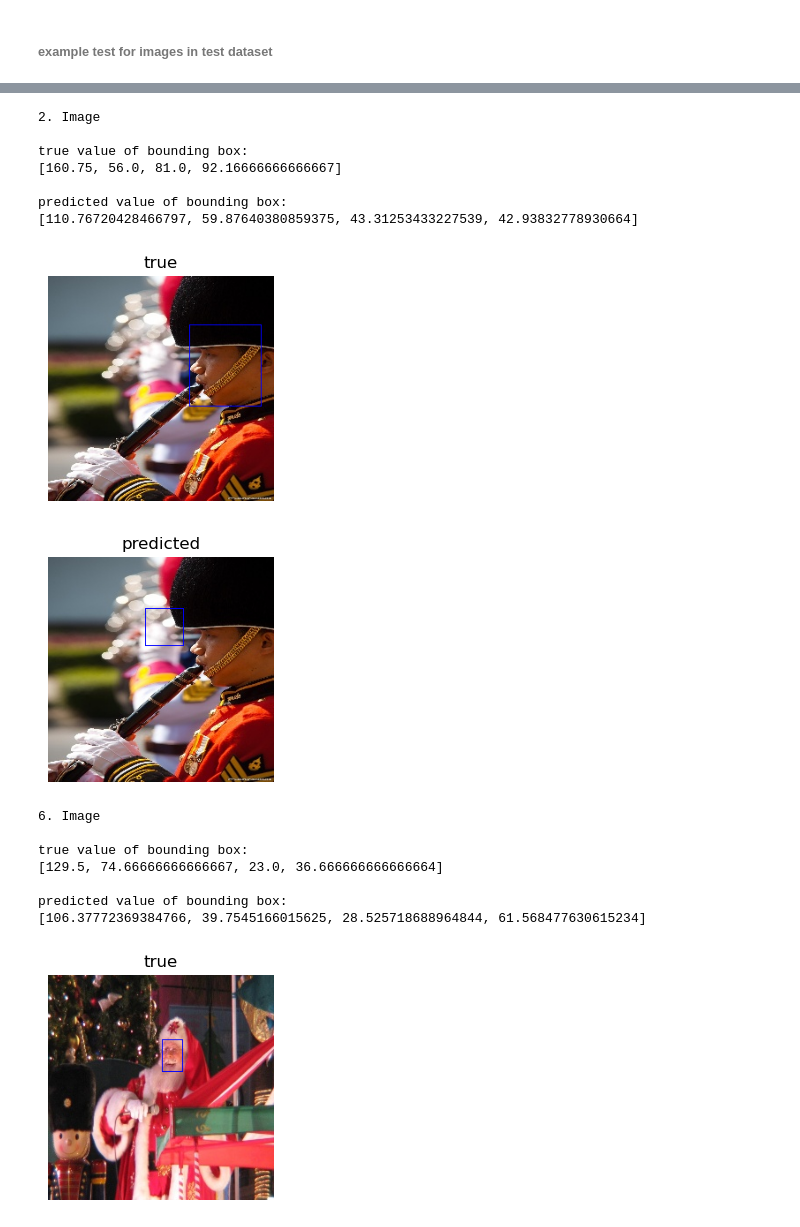
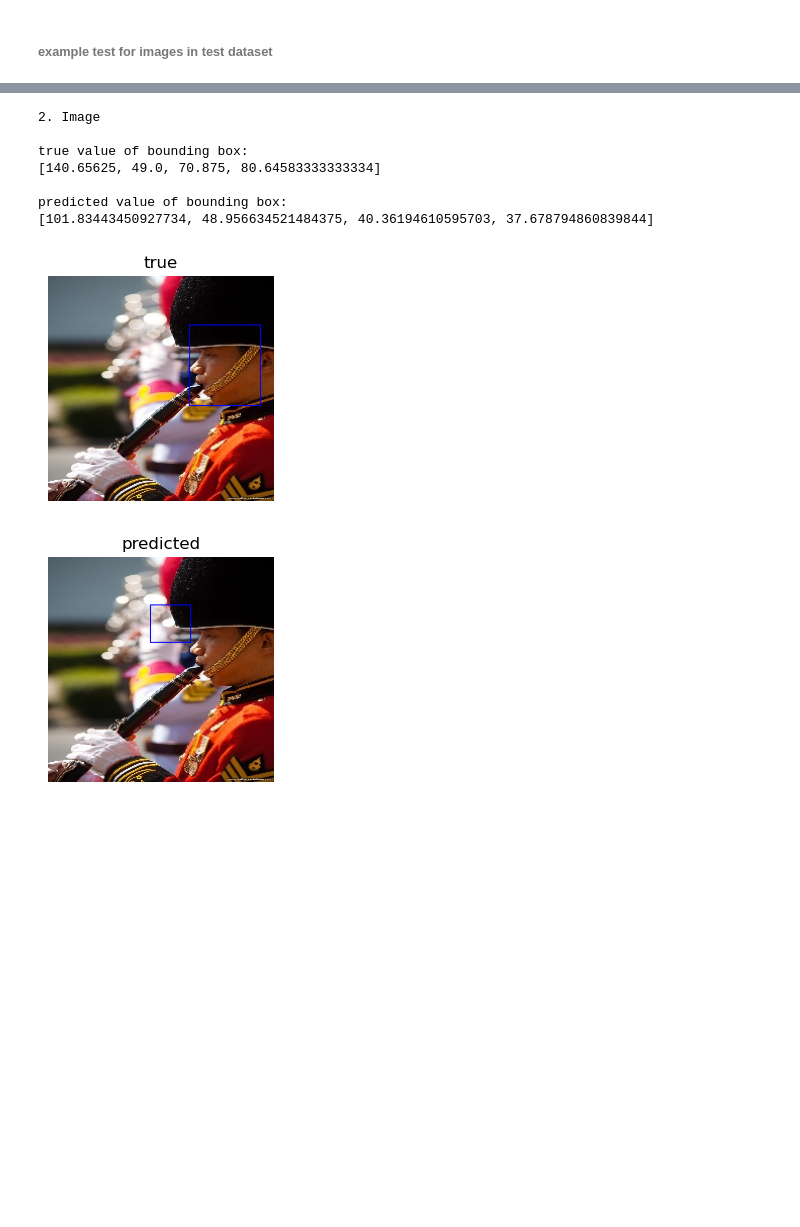
Before and after one commit to APJukic/NEUMRE-Face-tracking-by-using-CNNs, a Jupyter notebook: face-tracking.ipynb, the cells around one changed output, grey strips where cells are left out. Saved outputs shown, nothing was run; the diff lists cells and outputs as text; code cells hidden in the pictures; blank space fills up the shorter version.

```diff
--- a/face-tracking.ipynb
+++ b/face-tracking.ipynb
@@ -717,5 +905,7 @@ ts = training_dataset()
+# %%
+test_ds = training_dataset(test_images_l, 'cvs_test.cvs')
 # %%
-learning_rate = 0.000001
+learning_rate = 0.00001
 momentum = 0.9
 batch = 20
 no_of_workers = 0
@@ -728,6 +918,13 @@ train_loader = DataLoader(
         shuffle=shuffle,
         pin_memory=True,
         num_workers=no_of_workers)
+
+test_loader = DataLoader(
+        dataset=test_ds,
+        batch_size=1,
+        shuffle=False,
+        pin_memory=True,
+        num_workers=no_of_workers)
 # %%
-train_model(model, train_loader, batch, epochs, learning_rate, momentum, device)
+train_model(model, train_loader, test_loader, batch, epochs, learning_rate, momentum, device)
 # %% [output]
@@ -769,8 +966,10 @@ def test_image(index):
                                               int(images_info_test[index][4]) + int(images_info_test[index][2])) , (255, 0, 0), 1)
     #image_true = cv2.resize(image, (600, 800))
 
-    inputs = torch.Tensor(np.array(img).ravel())
-    inputs = inputs.view(1, 3, 256, 256)
+    inputs = np.array(transform_norm(img))
+    inputs = inputs.transpose(1, 2, 0).copy()
+    inputs = torch.Tensor(inputs.ravel())
+    inputs = inputs.view(1, 3, 224, 224)
     predict = torch.squeeze(model(inputs.to(device)).detach().cpu()).tolist()
 
     print("true value of bounding box:")
@@ -800,7 +999,7 @@ def test_image(index):
     plt.show()
 # %%
 #test for images in test dataset
-pics = [0, 2, 6]
+pics = [0, 2, 4, 1104]
 model.load_state_dict(torch.load('./model_google.pth'))
 model.eval()
 
@@ -821,17 +1020,9 @@ predicted value of bounding box:
 2. Image
 
 true value of bounding box:
-[160.75, 56.0, 81.0, 92.16666666666667]
+[140.65625, 49.0, 70.875, 80.64583333333334]
 
 predicted value of bounding box:
-[110.76720428466797, 59.87640380859375, 43.31253433227539, 42.93832778930664]
+[101.83443450927734, 48.956634521484375, 40.36194610595703, 37.678794860839844]
-[figure, old version]
+[figure, new version]
-[figure, old version]
+[figure, new version]
-6. Image
-
-true value of bounding box:
-[129.5, 74.66666666666667, 23.0, 36.666666666666664]
-
-predicted value of bounding box:
-[106.37772369384766, 39.7545166015625, 28.525718688964844, 61.568477630615234]
-[figure, removed]
```
Also changed, not shown: parts of 25 cells of this notebook.
